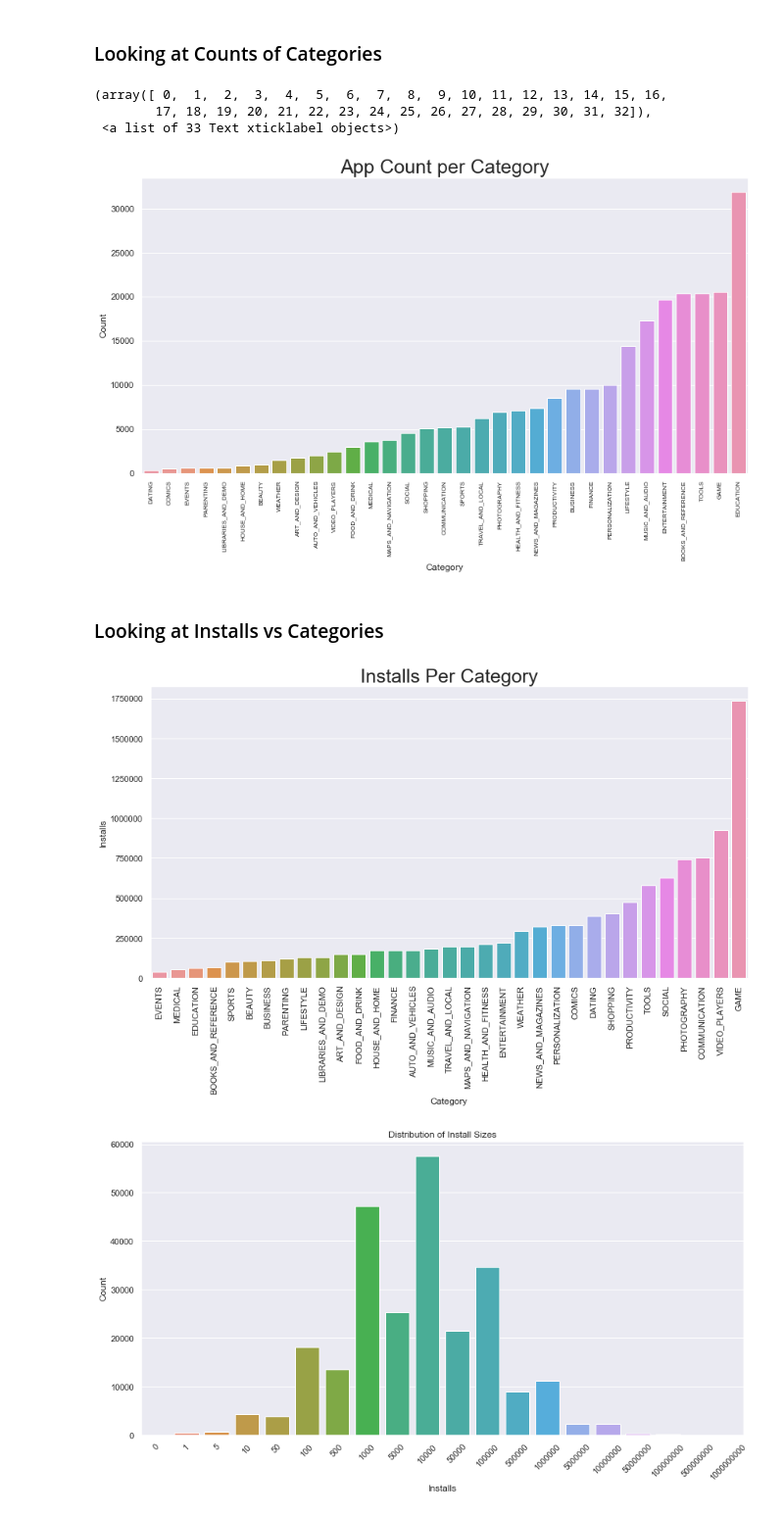
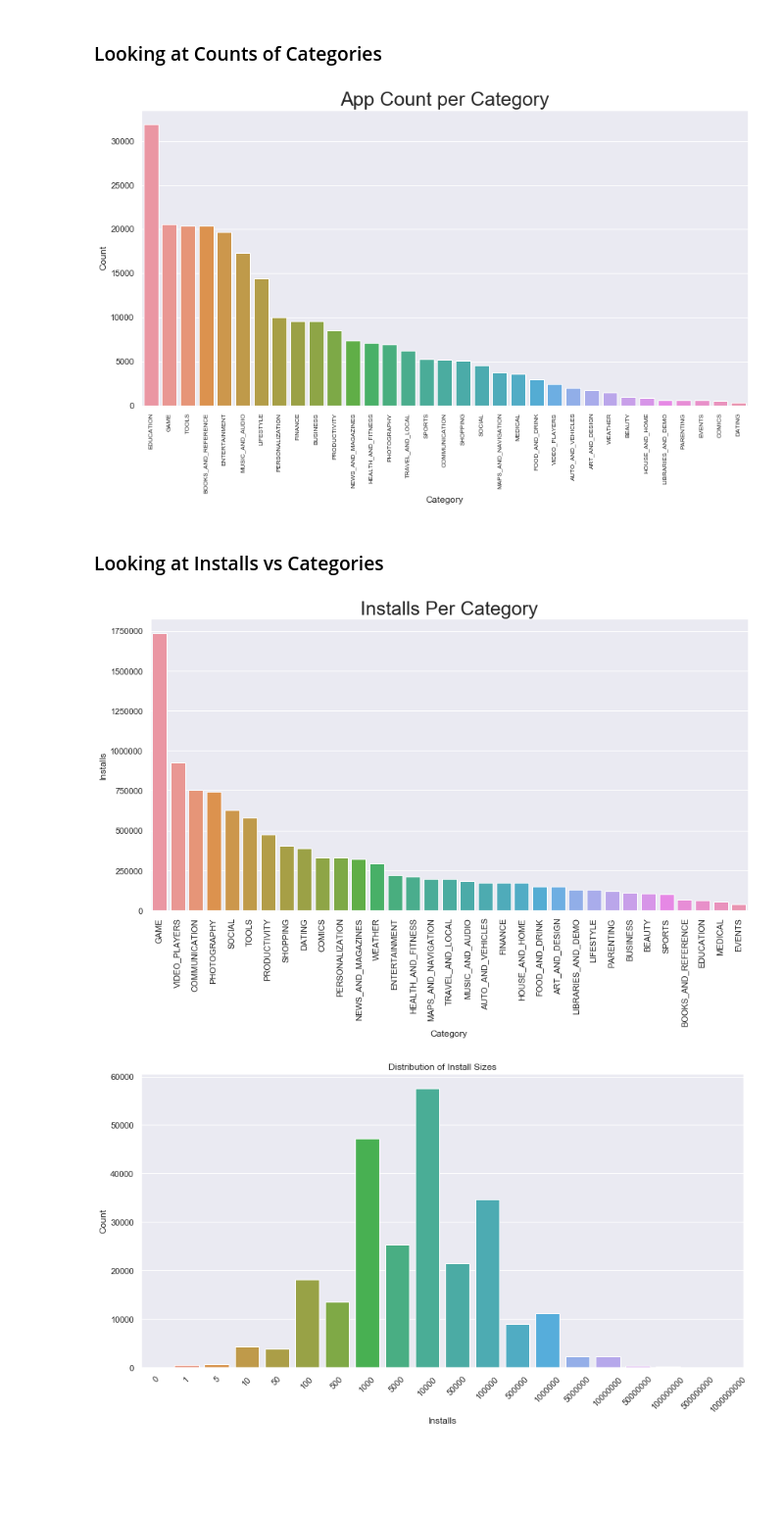
Before and after one commit to ZacharyVillarreal/Google-Play-Store-Download-Analysis, a Jupyter notebook: src/Google_Play_Store_EDA.ipynb, the cells around one changed output. Shown at 98% size. Cells and saved outputs as stored; diff of their text form; code cells hidden in the pictures; blank space fills up the shorter version.

```diff
--- a/src/Google_Play_Store_EDA.ipynb
+++ b/src/Google_Play_Store_EDA.ipynb
@@ -30,23 +30,20 @@ play_store_data.drop(play_store_data.columns[
 # %%
 # Creating new dataframe using category and counts that that the category occurs
 category_counts_game = pd.DataFrame(play_store_data.groupby('Category').count()['App_Name']).reset_index()
 category_counts_game.rename(columns = {'App_Name': 'Count'}, inplace = True)
 category_counts_game.sort_values(by = 'Count', inplace = True)
 
 # Bar plot of Categories vs Counts
 fig, ax = plt.subplots(figsize = (14,7))
-category_counts_graph = sns.barplot(x = category_counts_game.Category, y = category_counts_game.Count)
+category_counts_graph = sns.barplot(x = category_counts_game.Category[::-1], y = category_counts_game.Count)
 category_counts_graph.set_xticklabels(category_counts_graph.get_xticklabels(),rotation=90)
 plt.title('App Count per Category',fontsize =25)
 plt.xlabel('Category')
 plt.xticks(fontsize = 8)
 
 # plt.savefig('../graphs/App_Count_Per_Category.png', dpi = 500, bbox_inches='tight');
 # %% [output]
-(array([ 0,  1,  2,  3,  4,  5,  6,  7,  8,  9, 10, 11, 12, 13, 14, 15, 16,
-        17, 18, 19, 20, 21, 22, 23, 24, 25, 26, 27, 28, 29, 30, 31, 32]),
- <a list of 33 Text xticklabel objects>)
-[figure, old version]
+[figure, new version]
 # %% [markdown]
 ### Looking at Installs vs Categories
 # %%
@@ -56,12 +53,12 @@ category_installs.sort_values(by = 'Installs', inplace = True)
 
 # Plotting Category vs Installs
 fig, ax = plt.subplots(figsize = (14,7))
-category_installs_graph = sns.barplot(x = category_installs.Category, y = category_installs.Installs)
+category_installs_graph = sns.barplot(x = category_installs.Category[::-1], y = category_installs.Installs)
 category_installs_graph.set_xticklabels(category_installs_graph.get_xticklabels(),rotation=90)
 plt.title('Installs Per Category',fontsize = 25)
-# plt.savefig('../graphs/Installs_Per_Category.png', dpi = 500,bbox_inches='tight');
+plt.savefig('../graphs/Installs_Per_Category.png', dpi = 500,bbox_inches='tight');
 # %% [output]
-[figure, old version]
+[figure, new version]
 # %%
 # Since the number of installs ranges greatly, I need to plot the distribution using bar plots
 # Intilization of a DataFrame grouping by install size and counts of each install size
```
Also changed, not shown: parts of 6 cells of this notebook, 12 other files.
